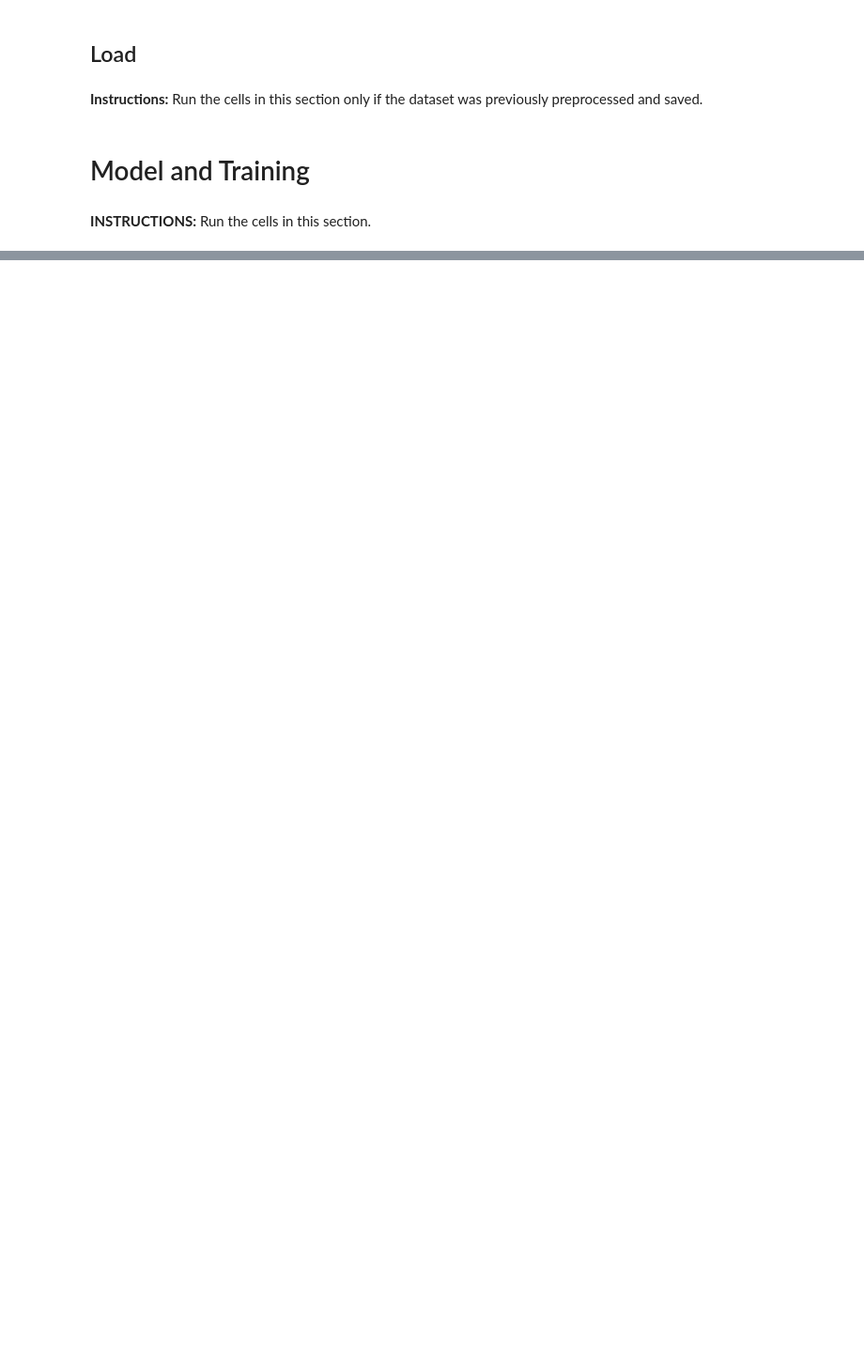
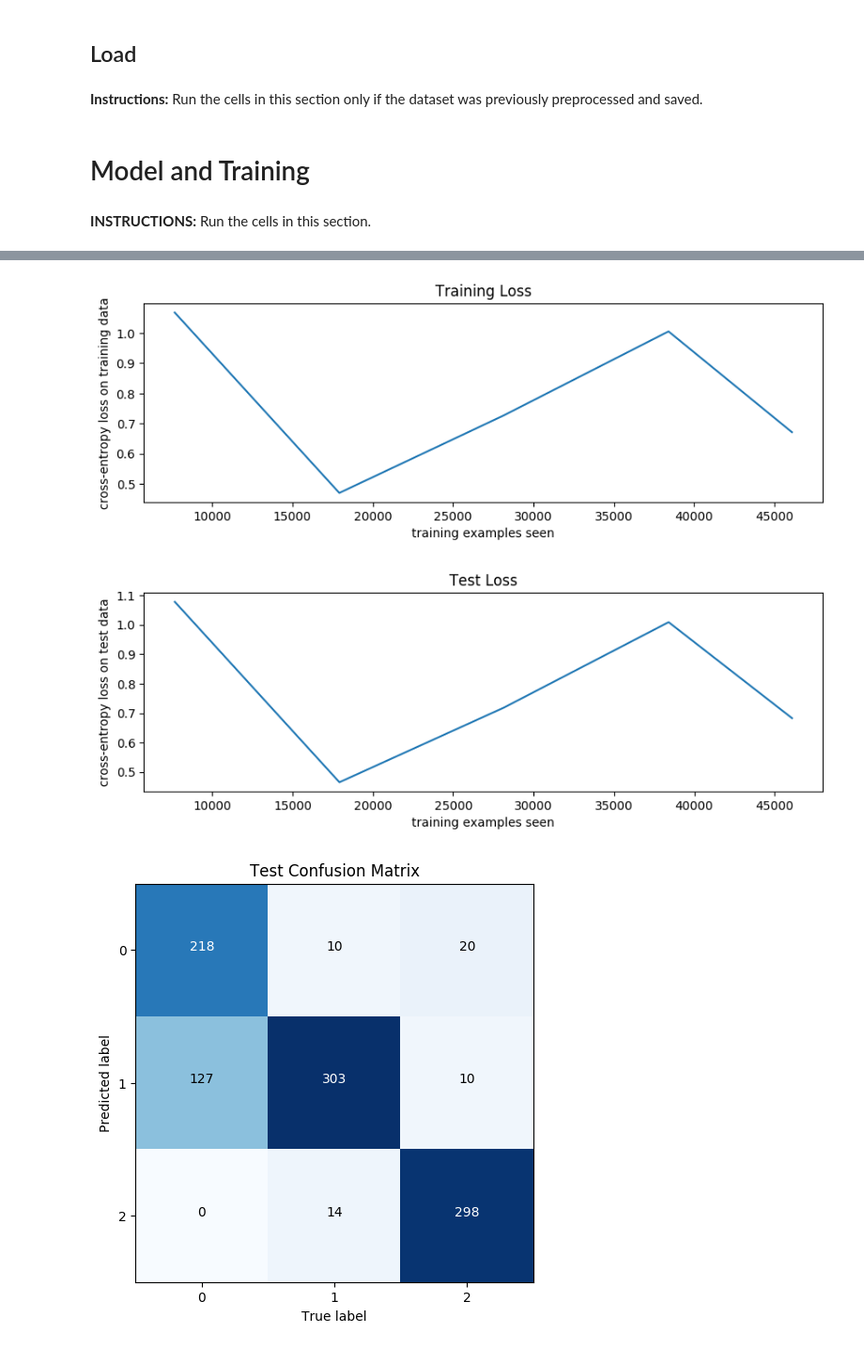
Before and after one commit to sheaconlon/cell_counting2, a Jupyter notebook: src/model/segmentation/convnet1/convnet1.ipynb, the cells around one changed output, grey strips where cells are left out. Shown at 94% size. Drawn from its saved outputs; the diff is of its cells as text; code cells hidden in the pictures; blank space fills up the shorter version.

```diff
--- a/src/model/segmentation/convnet1/convnet1.ipynb
+++ b/src/model/segmentation/convnet1/convnet1.ipynb
@@ -175,11 +181,15 @@ def plot_metrics():
     visualization.plot_confusion_matrix(ys[-1], "Nonexclusive Test Confusion Matrix", 5, 5)
 # %%
 # Alternately train and evaluate the net for 20 minutes.
-TRAIN_MINS = 90
-REPORT_MINS = 5
+TRAIN_MINS = 20
+REPORT_MINS = 4
 
 for _ in range(TRAIN_MINS//REPORT_MINS):
     net.train(train, REPORT_MINS*SECS_PER_MIN)
     net.evaluate(metrics)
     display.clear_output()
     plot_metrics()
+# %% [output]
+[figure, added]
+[figure, added]
+[figure, added]
```
Also changed, not shown: parts of 14 cells of this notebook, 1 other file.
